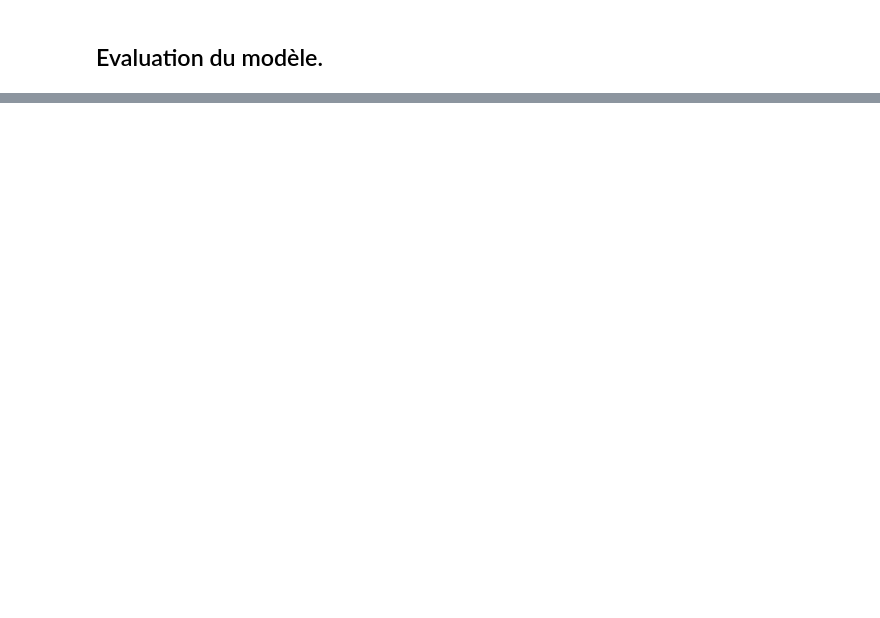
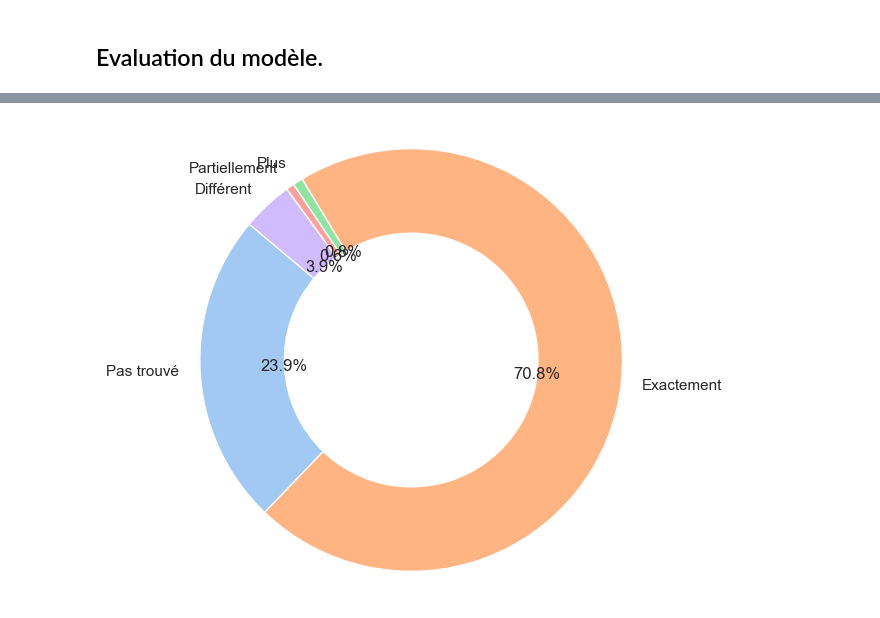
Before and after one commit to marcottemick/PCO, a Jupyter notebook: generate_model/train_model.ipynb, the cells around one changed output, grey strips where cells are left out. Drawn from its saved outputs; the diff is of its cells as text; code cells hidden in the pictures; blank space fills up the shorter version.

```diff
--- a/generate_model/train_model.ipynb
+++ b/generate_model/train_model.ipynb
@@ -445,0 +332,4 @@ Dans la mesure du possible, cette étude histologique fournit des informations s
+# %%
+partiellement_moins, partiellement_plus, pas_trouve = camembert_aug_conf_matrix (diag_true, diag_predict)
+# %% [output]
+[figure, added]
```
Also changed, not shown: parts of 27 cells of this notebook, 21 other files.
